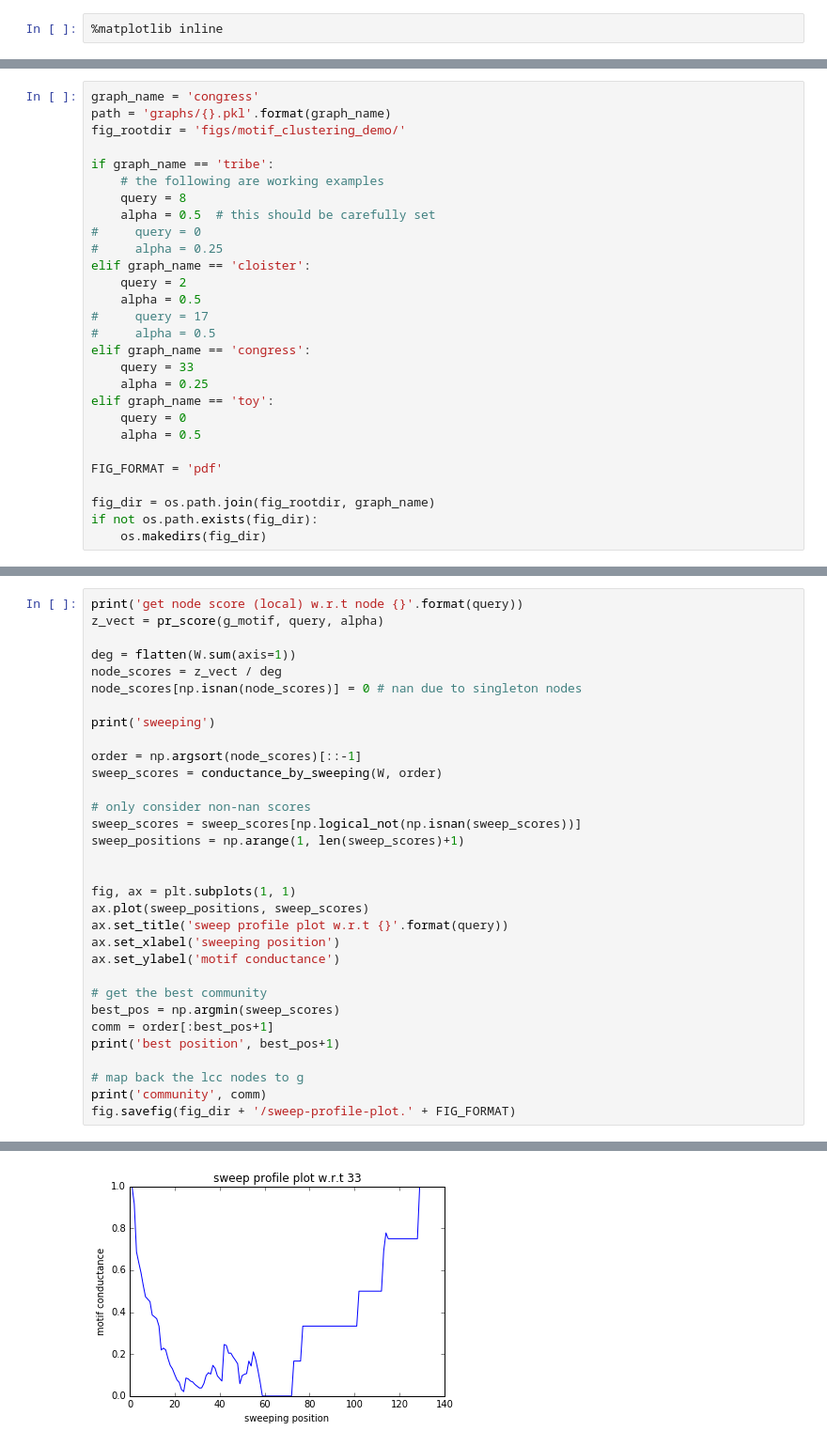
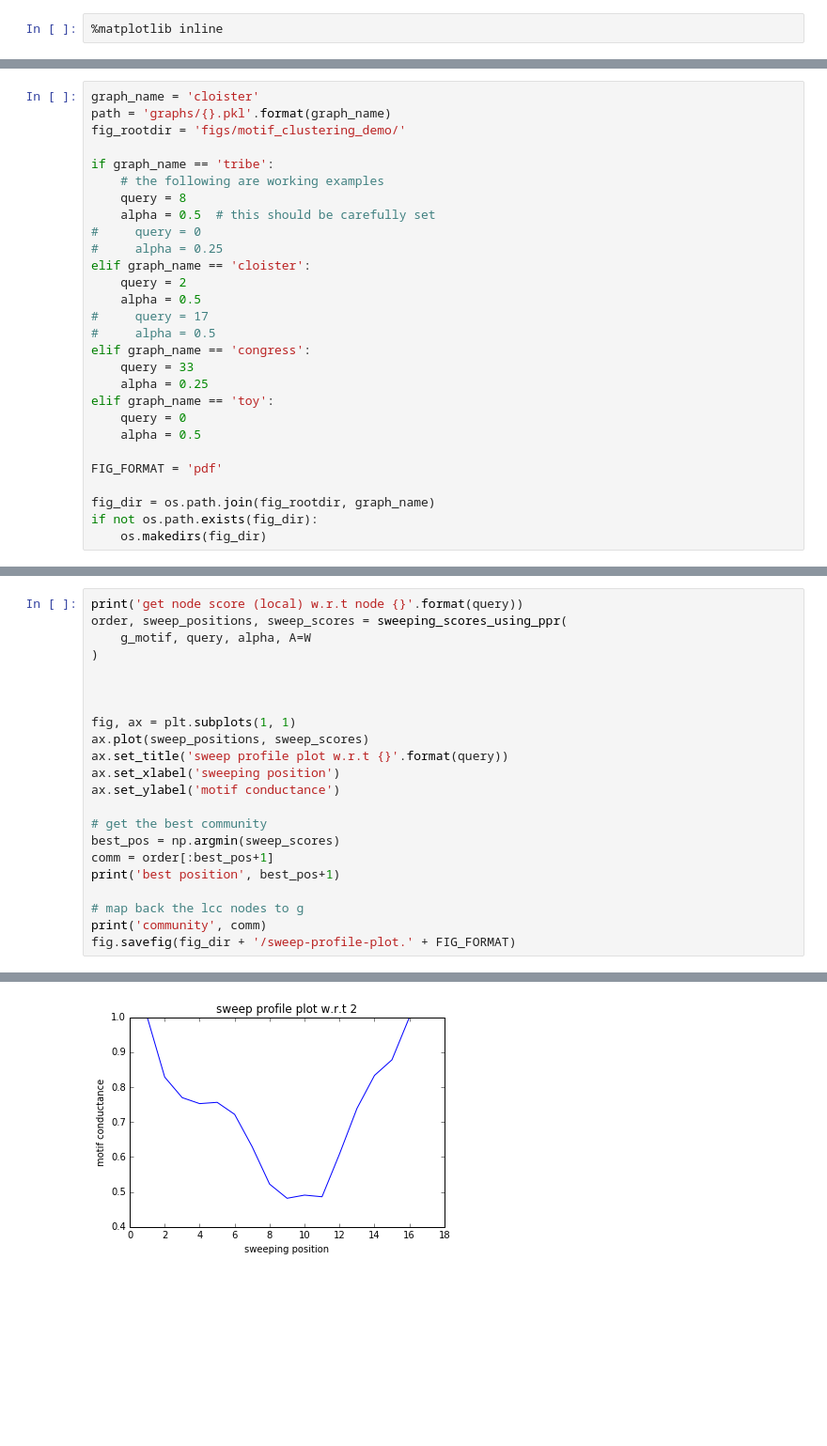
Before and after one commit to xiaohan2012/signed-local-community, a Jupyter notebook: motif-clustering.ipynb, the cells around one changed output, grey strips where cells are left out. Shown at 94% size. Saved outputs shown, nothing was run; the diff lists cells and outputs as text; blank space fills up the shorter version.

```diff
--- a/motif-clustering.ipynb
+++ b/motif-clustering.ipynb
@@ -27,5 +29,5 @@ from algorithms.pagerank import pr_score
 # %%
-graph_name = 'congress'
+graph_name = 'cloister'
 path = 'graphs/{}.pkl'.format(graph_name)
 fig_rootdir = 'figs/motif_clustering_demo/'
 
@@ -87,19 +89,9 @@ fig.savefig(fig_dir + '/motif-graph.' + FIG_FORMAT)
 # %%
 print('get node score (local) w.r.t node {}'.format(query))
-z_vect = pr_score(g_motif, query, alpha)
+order, sweep_positions, sweep_scores = sweeping_scores_using_ppr(
+    g_motif, query, alpha, A=W
+)
 
-deg = flatten(W.sum(axis=1))
-node_scores = z_vect / deg
-node_scores[np.isnan(node_scores)] = 0 # nan due to singleton nodes
-
-print('sweeping')
-
-order = np.argsort(node_scores)[::-1]
-sweep_scores = conductance_by_sweeping(W, order)
-
-# only consider non-nan scores
-sweep_scores = sweep_scores[np.logical_not(np.isnan(sweep_scores))]
-sweep_positions = np.arange(1, len(sweep_scores)+1)
 
 
 fig, ax = plt.subplots(1, 1)
@@ -127,4 +115,4 @@ community [ 33 120 123 131 126 101 121 155  36 128 125  11 127 124 148 140  68
-[figure, old version]
+[figure, new version]
 # %%
 pal = sns.color_palette('hls', 8)
 # sns.palplot(pal)
```
Also changed, not shown: parts of 9 cells of this notebook, 1 other file.
